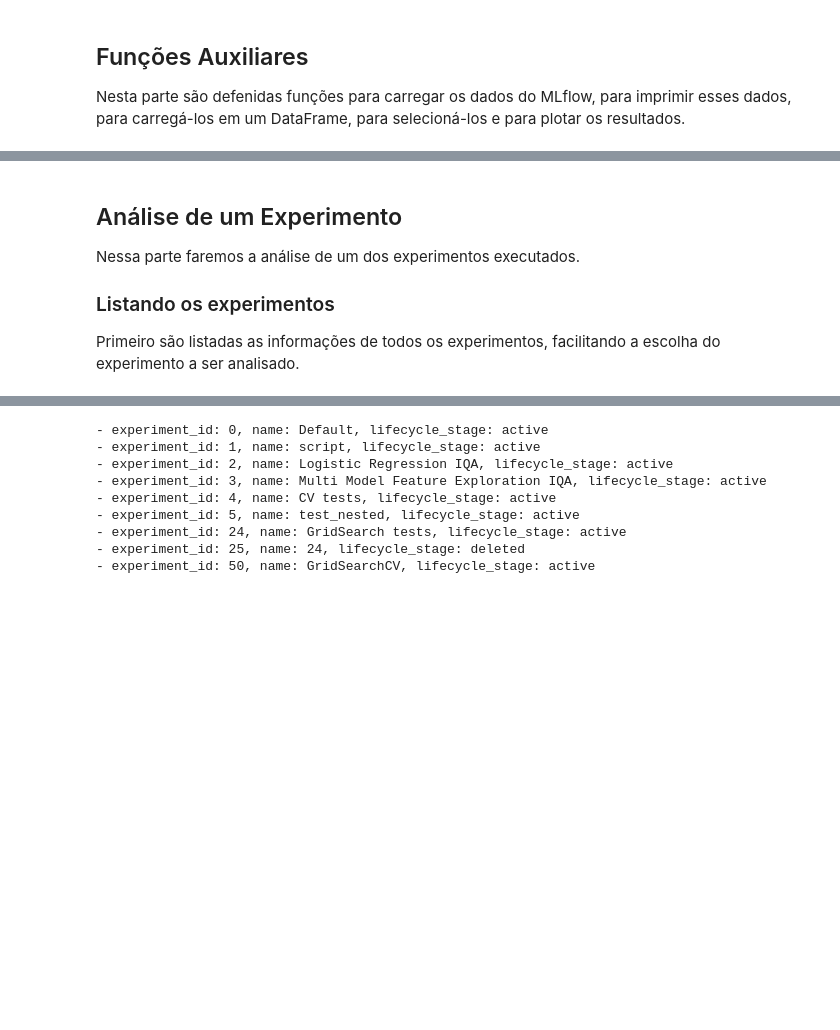
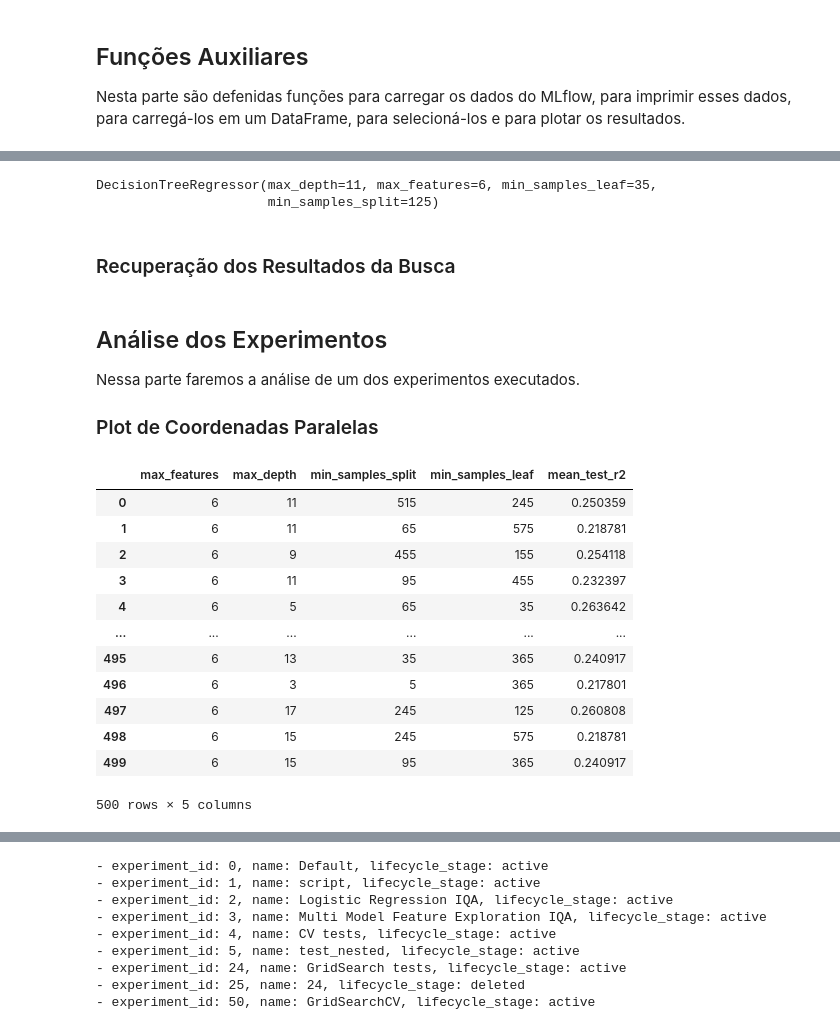
Before and after one commit to iangalvao/TCC_Image_Quality_Assesment, a Jupyter notebook: notebooks/4 - Analise da Busca nos Híper-Parâmetros.ipynb, the cells around one changed output, grey strips where cells are left out. Saved outputs shown, nothing was run; the diff lists cells and outputs as text; code cells hidden in the pictures; blank space fills up the shorter version.

Commit message:
hiperparameters analysis

```diff
--- a/notebooks/4 - Analise da Busca nos Híper-Parâmetros.ipynb
+++ b/notebooks/4 - Analise da Busca nos Híper-Parâmetros.ipynb
@@ -151,0 +125,2 @@ results
+# %%
+params = eval(run.data.params["param_distributions"])
@@ -151,0 +131,7 @@ results
+# %%
+model
+# %% [output]
+DecisionTreeRegressor(max_depth=11, max_features=6, min_samples_leaf=35,
+                      min_samples_split=125)
+# %% [markdown]
+### Recuperação dos Resultados da Busca
@@ -152,8 +142,38 @@ results
 # %% [markdown]
-## Análise de um Experimento
+## Análise dos Experimentos <a class="anchor" id="analysis"></a>
 
 Nessa parte faremos a análise de um dos experimentos executados.
 
-### Listando os experimentos
-
-Primeiro são listadas as informações de todos os experimentos, facilitando a escolha do experimento a ser analisado.
+### Plot de Coordenadas Paralelas
+# %%
+cv_results = results
+column_results = [
+    f"param_{name}" for name in params.keys()]
+column_results += [
+   "mean_test_r2"]
+#, "std_test_r2", "rank_test_r2"]
+
+cv_results = cv_results[column_results]
+
+def shorten_param(param_name):
+    if "param_" in param_name:
+        return param_name.rsplit("param_", 1)[1]
+    return param_name
+
+
+cv_results = cv_results.rename(shorten_param, axis=1).apply({shorten_param(k):lambda x:x for k in column_results} )
+cv_results
+# %% [output]
+|  | max_features | max_depth | min_samples_split | min_samples_leaf | mean_test_r2 |
+| 0 | 6 | 11 | 515 | 245 | 0.250359 |
+| 1 | 6 | 11 | 65 | 575 | 0.218781 |
+| 2 | 6 | 9 | 455 | 155 | 0.254118 |
+| 3 | 6 | 11 | 95 | 455 | 0.232397 |
+| 4 | 6 | 5 | 65 | 35 | 0.263642 |
+| ... | ... | ... | ... | ... | ... |
+| 495 | 6 | 13 | 35 | 365 | 0.240917 |
+| 496 | 6 | 3 | 5 | 365 | 0.217801 |
+| 497 | 6 | 17 | 245 | 125 | 0.260808 |
+| 498 | 6 | 15 | 245 | 575 | 0.218781 |
+| 499 | 6 | 15 | 95 | 365 | 0.240917 |
+500 rows × 5 columns
```
Also changed, not shown: parts of 50 cells of this notebook, 4 other files.
